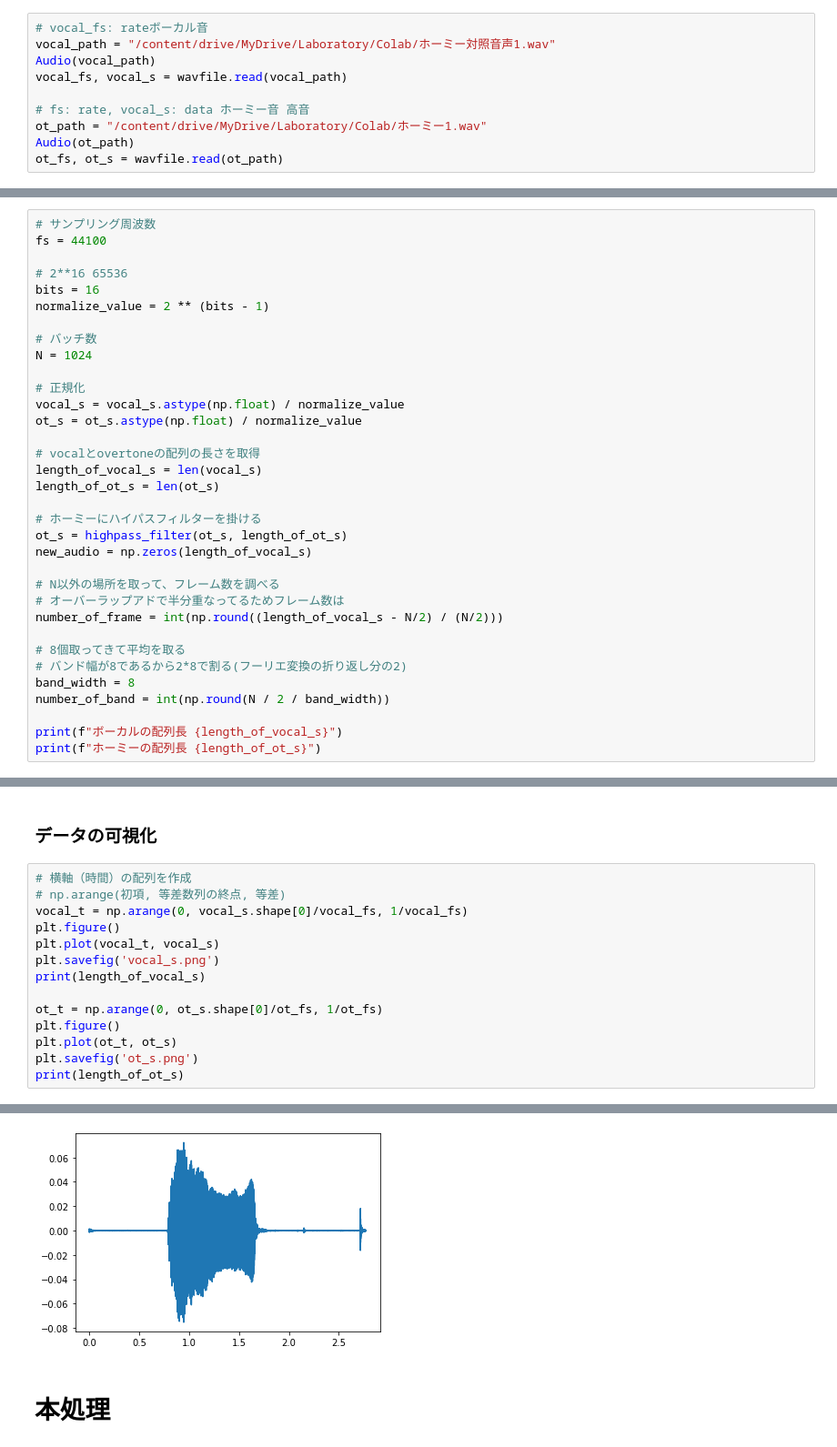
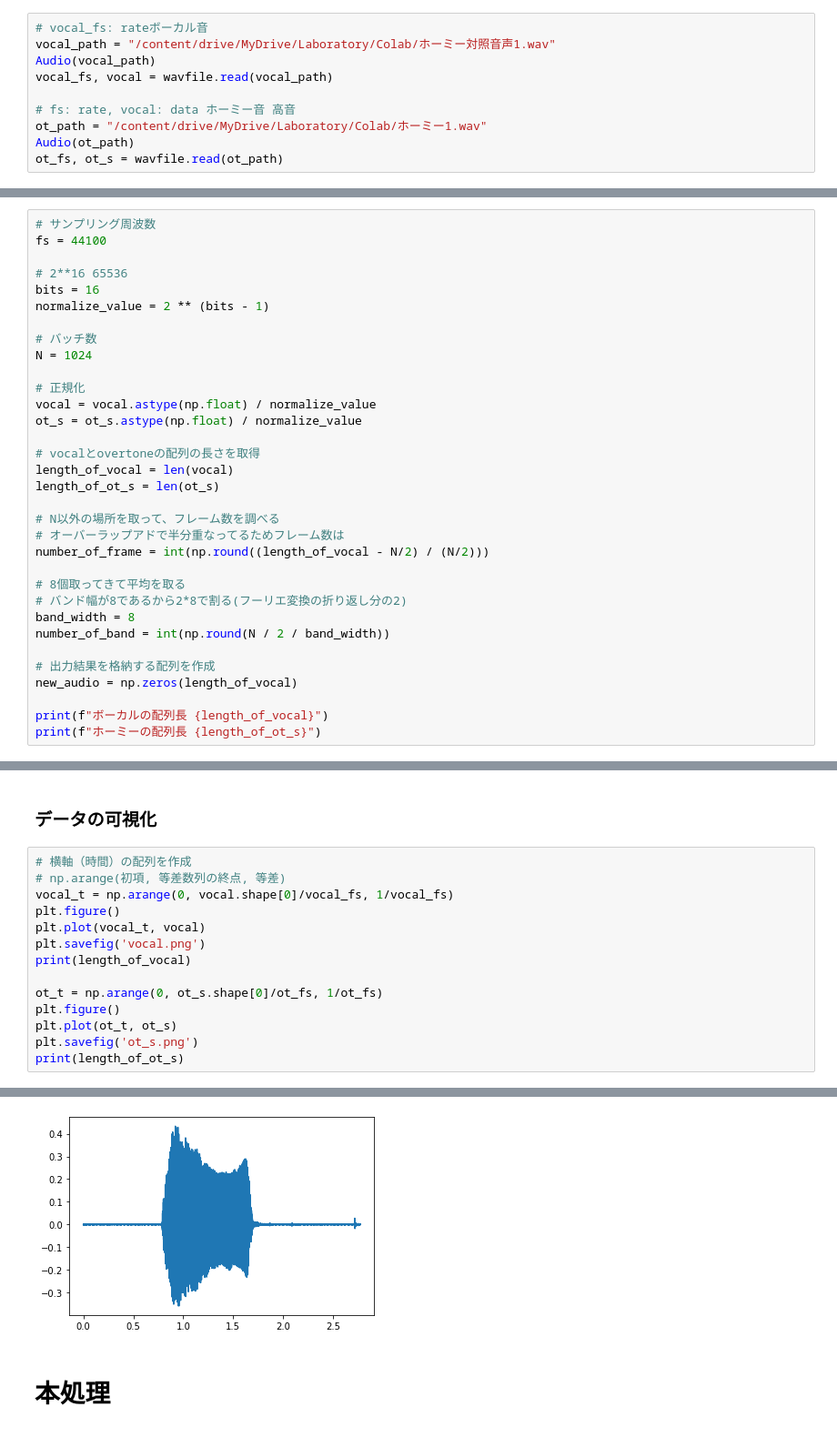
Before and after one commit to torkralle/colab-overtone, a Jupyter notebook: Vocoder.ipynb, the cells around one changed output, grey strips where cells are left out. Shown at 91% size. Drawn from its saved outputs; the diff is of its cells as text.

Commit message:
vocal_s→vocal

```diff
--- a/Vocoder.ipynb
+++ b/Vocoder.ipynb
@@ -22,9 +22,9 @@ import copy
 # vocal_fs: rateボーカル音
 vocal_path = "/content/drive/MyDrive/Laboratory/Colab/ホーミー対照音声1.wav"
 Audio(vocal_path)
-vocal_fs, vocal_s = wavfile.read(vocal_path)
+vocal_fs, vocal = wavfile.read(vocal_path)
 
-# fs: rate, vocal_s: data ホーミー音 高音
+# fs: rate, vocal: data ホーミー音 高音
 ot_path = "/content/drive/MyDrive/Laboratory/Colab/ホーミー1.wav"
 Audio(ot_path)
 ot_fs, ot_s = wavfile.read(ot_path)
@@ -139,27 +140,26 @@ normalize_value = 2 ** (bits - 1)
 N = 1024
 
 # 正規化
-vocal_s = vocal_s.astype(np.float) / normalize_value
+vocal = vocal.astype(np.float) / normalize_value
 ot_s = ot_s.astype(np.float) / normalize_value
 
 # vocalとovertoneの配列の長さを取得
-length_of_vocal_s = len(vocal_s)
+length_of_vocal = len(vocal)
 length_of_ot_s = len(ot_s)
-
-# ホーミーにハイパスフィルターを掛ける
-ot_s = highpass_filter(ot_s, length_of_ot_s)
-new_audio = np.zeros(length_of_vocal_s)
 
 # N以外の場所を取って、フレーム数を調べる
 # オーバーラップアドで半分重なってるためフレーム数は
-number_of_frame = int(np.round((length_of_vocal_s - N/2) / (N/2)))
+number_of_frame = int(np.round((length_of_vocal - N/2) / (N/2)))
 
 # 8個取ってきて平均を取る
 # バンド幅が8であるから2*8で割る(フーリエ変換の折り返し分の2)
 band_width = 8
 number_of_band = int(np.round(N / 2 / band_width))
 
-print(f"ボーカルの配列長 {length_of_vocal_s}")
+# 出力結果を格納する配列を作成
+new_audio = np.zeros(length_of_vocal)
+
+print(f"ボーカルの配列長 {length_of_vocal}")
 print(f"ホーミーの配列長 {length_of_ot_s}")
 # %% [output]
 ボーカルの配列長 141248
@@ -169,22 +171,22 @@ print(f"ホーミーの配列長 {length_of_ot_s}")
 # %%
 # 横軸（時間）の配列を作成
 # np.arange(初項, 等差数列の終点, 等差)
-vocal_t = np.arange(0, vocal_s.shape[0]/vocal_fs, 1/vocal_fs)
+vocal_t = np.arange(0, vocal.shape[0]/vocal_fs, 1/vocal_fs)
 plt.figure()
-plt.plot(vocal_t, vocal_s)
-plt.savefig('vocal_s.png')
-print(length_of_vocal_s)
+plt.plot(vocal_t, vocal)
+plt.savefig('vocal.png')
+print(length_of_vocal)
 
 ot_t = np.arange(0, ot_s.shape[0]/ot_fs, 1/ot_fs)
 plt.figure()
 plt.plot(ot_t, ot_s)
 plt.savefig('ot_s.png')
 print(length_of_ot_s)
 # %% [output]
 141248
 133056
 [figure]
-[figure, old version]
+[figure, new version]
 # %% [markdown]
 # 本処理
 # %%
```
Also changed, not shown: parts of 6 cells of this notebook.
